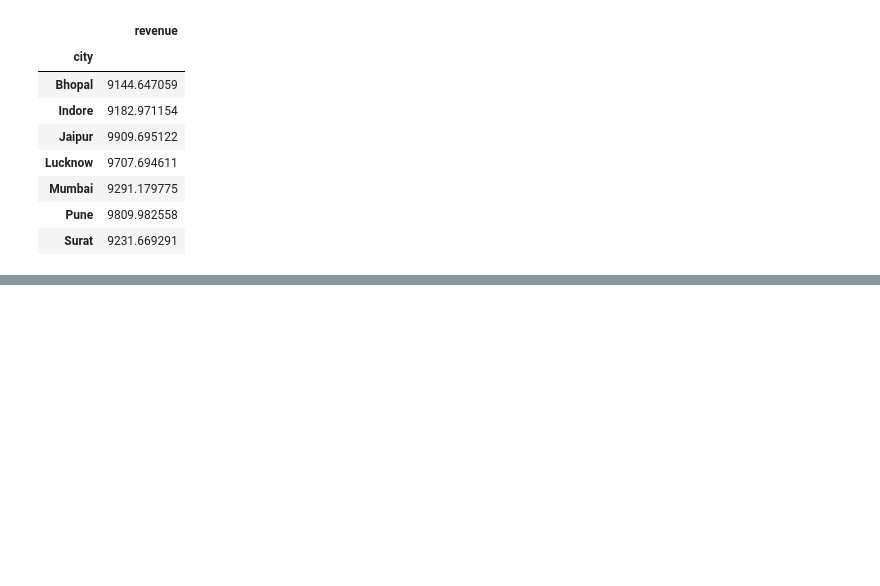
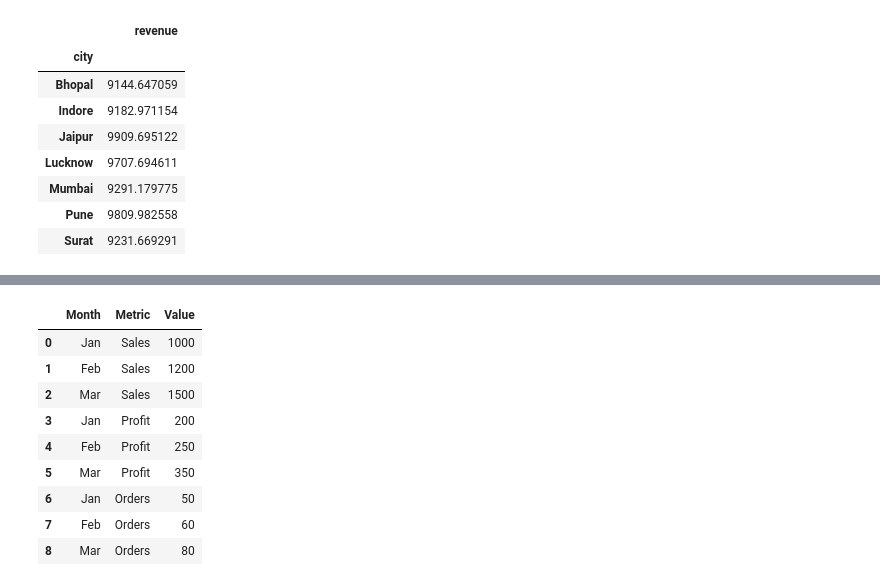
Before and after one commit to Anshu-Tech-Arch/E-commerce-Business-Analytics-Advanced-, a Jupyter notebook: Main Project.ipynb, the cells around one changed output, grey strips where cells are left out. Saved outputs shown, nothing was run; the diff lists cells and outputs as text; code cells hidden in the pictures; blank space fills up the shorter version.

```diff
--- a/Main Project.ipynb
+++ b/Main Project.ipynb
@@ -104,0 +119,19 @@ NameError: name 'revenue_plot' is not defined
+# %%
+melted=pd.melt(
+    monthly_stats,
+    id_vars='Month',
+    var_name='Metric',
+    value_name='Value'
+)
+melted
+# %% [output]
+|  | Month | Metric | Value |
+| 0 | Jan | Sales | 1000 |
+| 1 | Feb | Sales | 1200 |
+| 2 | Mar | Sales | 1500 |
+| 3 | Jan | Profit | 200 |
+| 4 | Feb | Profit | 250 |
+| 5 | Mar | Profit | 350 |
+| 6 | Jan | Orders | 50 |
+| 7 | Feb | Orders | 60 |
+| 8 | Mar | Orders | 80 |
```
Also changed, not shown: parts of 2 cells of this notebook, 1 other file.
